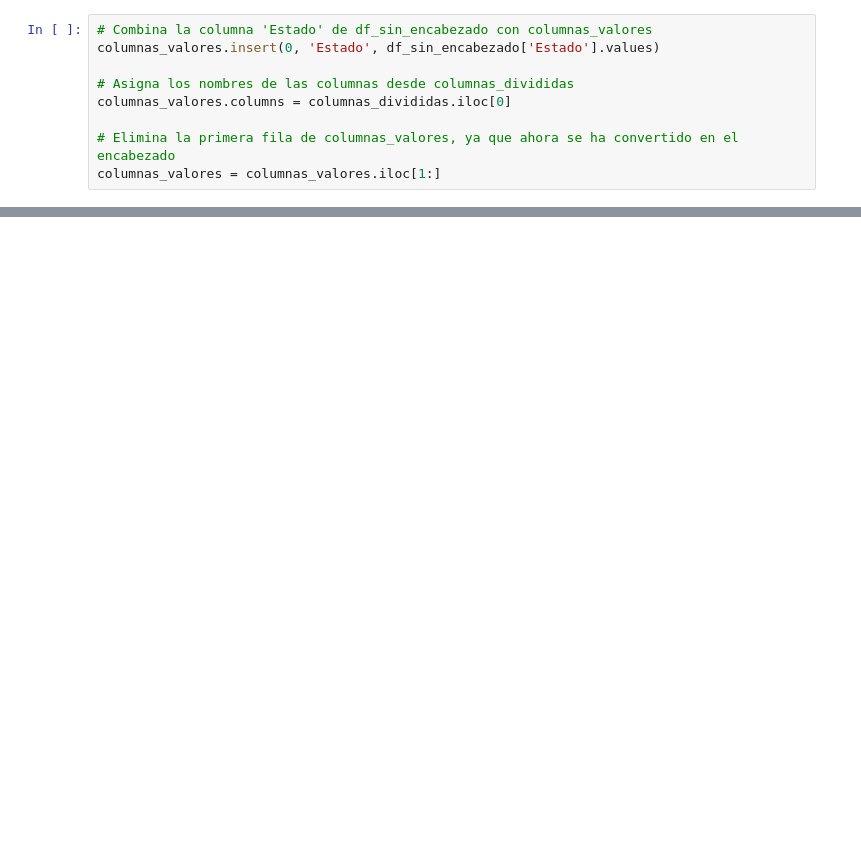
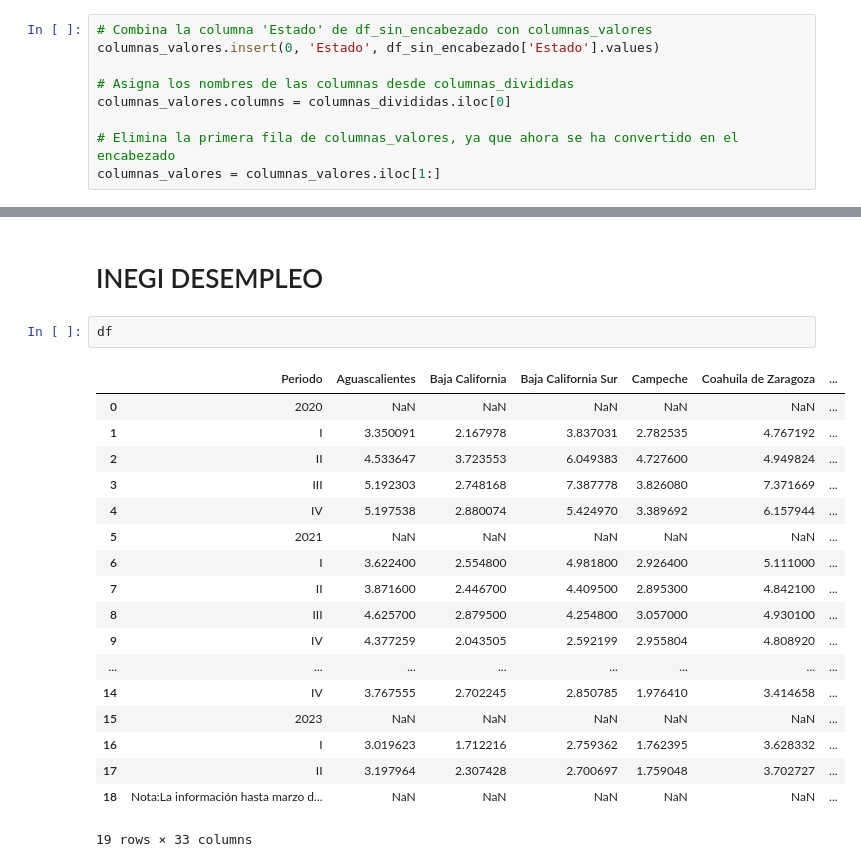
Before and after one commit to Cobrit/SCRAPER_VARIABLES, a Jupyter notebook: pruebas.ipynb, the cells around one changed output, grey strips where cells are left out. Cells and saved outputs as stored; diff of their text form; blank space fills up the shorter version.

```diff
--- a/pruebas.ipynb
+++ b/pruebas.ipynb
@@ -150,0 +101,23 @@ AttributeError: 'Series' object has no attribute 'insert'
+# %% [markdown]
+# INEGI DESEMPLEO
+# %%
+df
+# %% [output]
+|  | Periodo | Aguascalientes | Baja California | Baja California Sur | Campeche | Coahuila de Zaragoza | ... |
+| 0 | 2020 | NaN | NaN | NaN | NaN | NaN | ... |
+| 1 | I | 3.350091 | 2.167978 | 3.837031 | 2.782535 | 4.767192 | ... |
+| 2 | II | 4.533647 | 3.723553 | 6.049383 | 4.727600 | 4.949824 | ... |
+| 3 | III | 5.192303 | 2.748168 | 7.387778 | 3.826080 | 7.371669 | ... |
+| 4 | IV | 5.197538 | 2.880074 | 5.424970 | 3.389692 | 6.157944 | ... |
+| 5 | 2021 | NaN | NaN | NaN | NaN | NaN | ... |
+| 6 | I | 3.622400 | 2.554800 | 4.981800 | 2.926400 | 5.111000 | ... |
+| 7 | II | 3.871600 | 2.446700 | 4.409500 | 2.895300 | 4.842100 | ... |
+| 8 | III | 4.625700 | 2.879500 | 4.254800 | 3.057000 | 4.930100 | ... |
+| 9 | IV | 4.377259 | 2.043505 | 2.592199 | 2.955804 | 4.808920 | ... |
+| ... | ... | ... | ... | ... | ... | ... | ... |
+| 14 | IV | 3.767555 | 2.702245 | 2.850785 | 1.976410 | 3.414658 | ... |
+| 15 | 2023 | NaN | NaN | NaN | NaN | NaN | ... |
+| 16 | I | 3.019623 | 1.712216 | 2.759362 | 1.762395 | 3.628332 | ... |
+| 17 | II | 3.197964 | 2.307428 | 2.700697 | 1.759048 | 3.702727 | ... |
+| 18 | Nota:La información hasta marzo d... | NaN | NaN | NaN | NaN | NaN | ... |
+19 rows × 33 columns
```
Also changed, not shown: parts of 10 cells of this notebook, 2 other files.
